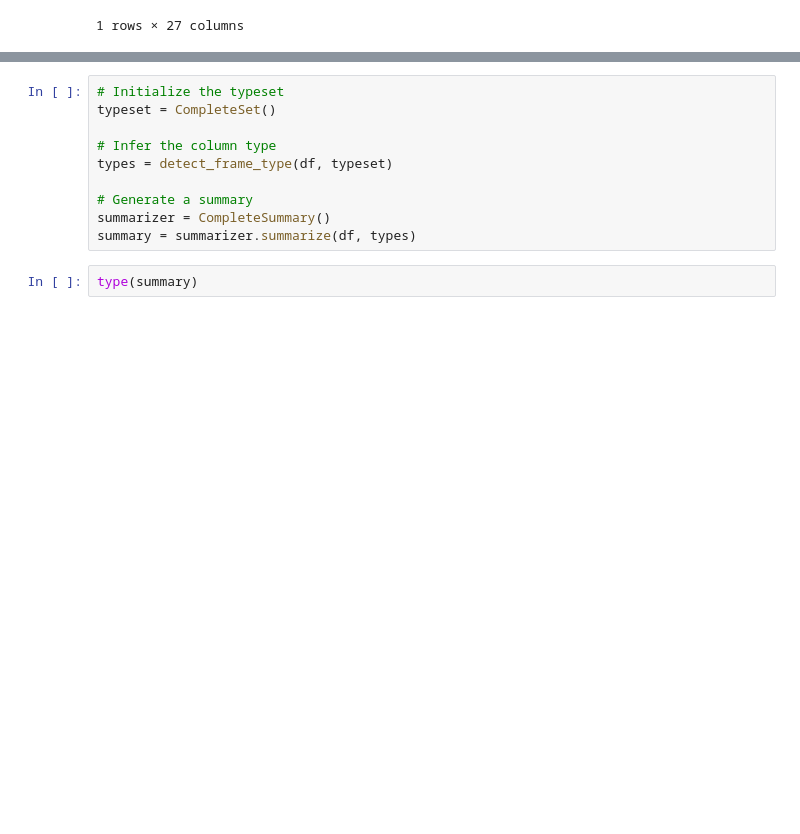
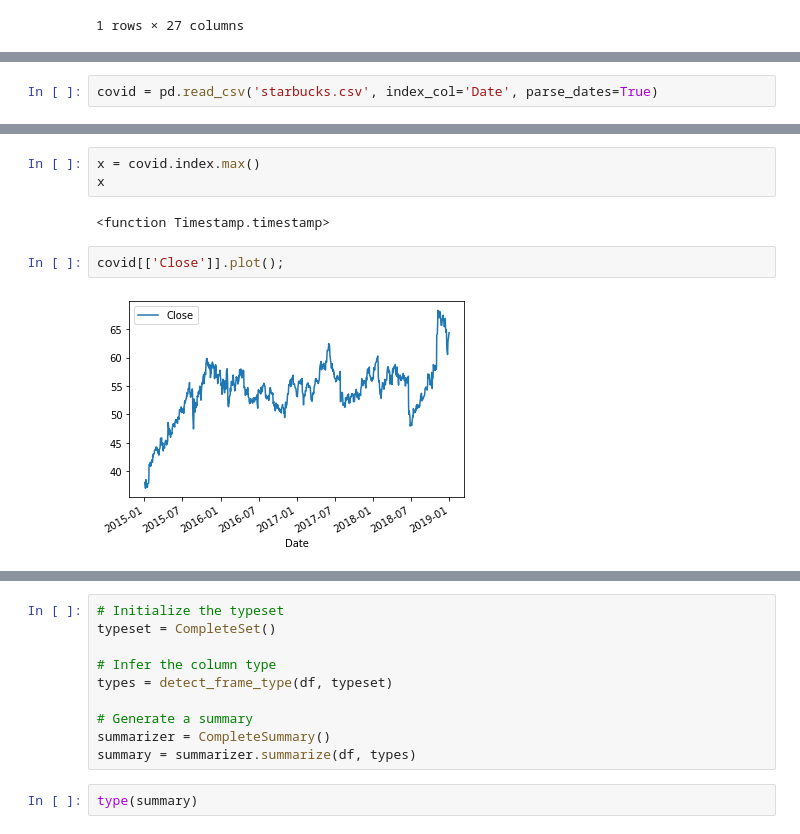
Before and after one commit to guilourenzo/mba-usp, a Jupyter notebook: procura_lib.ipynb, the cells around one changed output, grey strips where cells are left out. Drawn from its saved outputs; the diff is of its cells as text; blank space fills up the shorter version.

```diff
--- a/procura_lib.ipynb
+++ b/procura_lib.ipynb
@@ -58,0 +59,2 @@ df = pd.read_csv('houses_to_rent_mba4.csv')
+# %%
+covid = pd.read_csv('starbucks.csv', index_col='Date', parse_dates=True)
@@ -58,0 +77,9 @@ df = pd.read_csv('houses_to_rent_mba4.csv')
+# %%
+x = covid.index.max()
+x
+# %% [output]
+<function Timestamp.timestamp>
+# %%
+covid[['Close']].plot();
+# %% [output]
+[figure, added]
```
Also changed, not shown: parts of 15 cells of this notebook, 1 other file.
